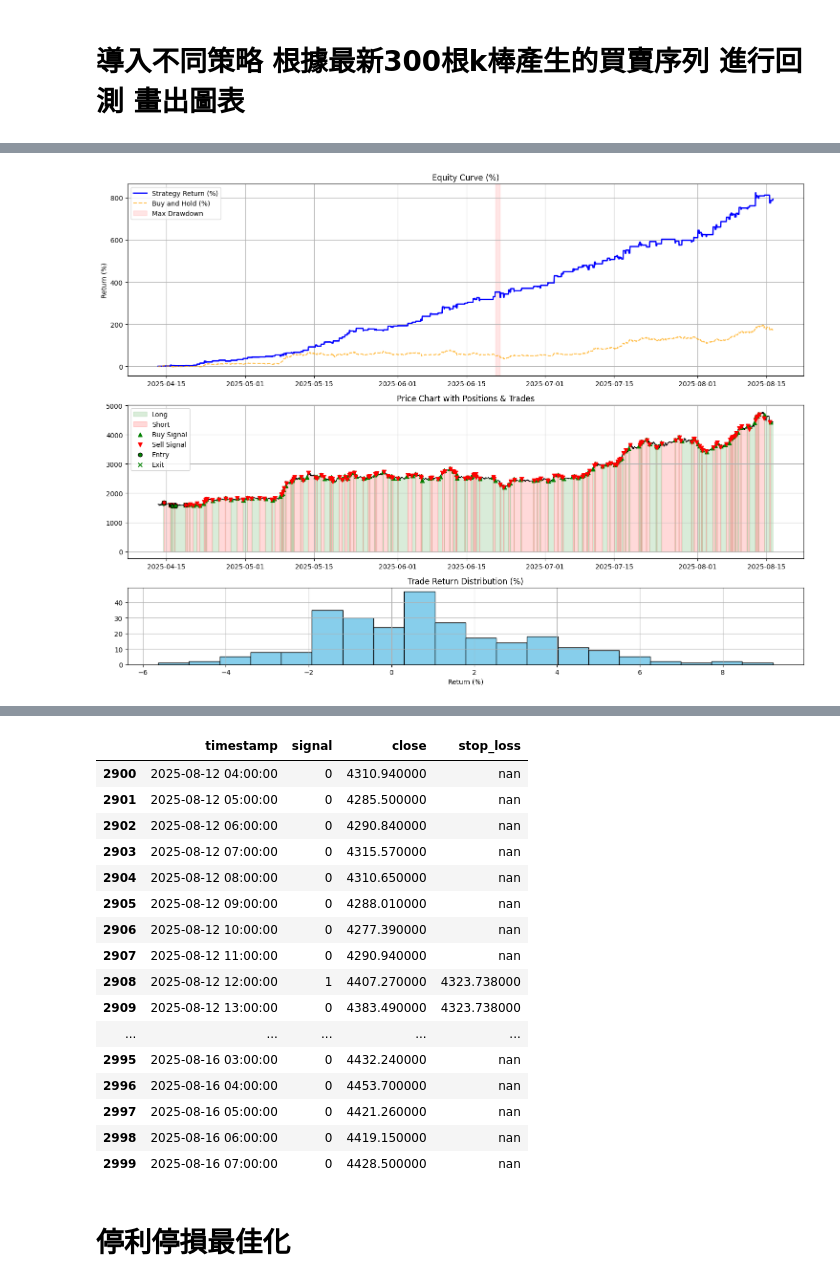
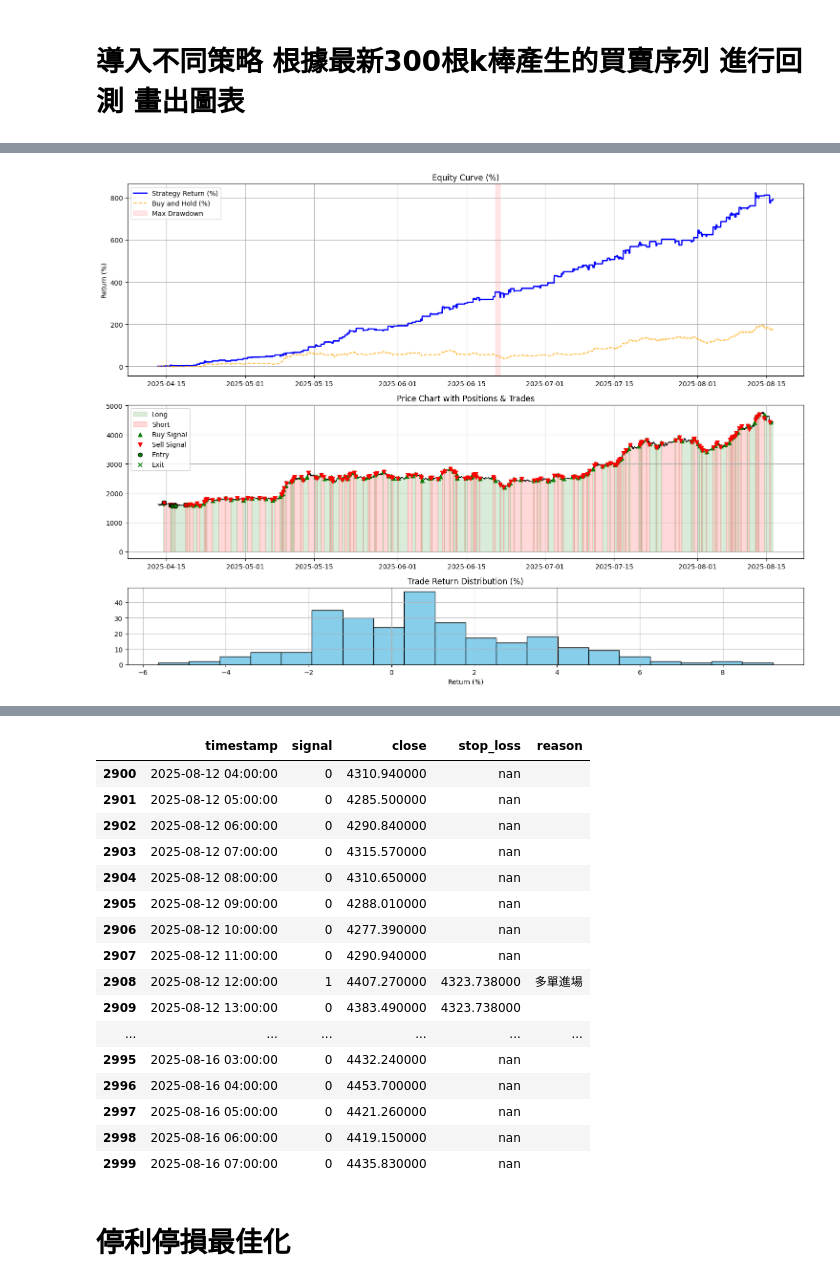
Before and after one commit to skywalker0803r/Vedanta, a Jupyter notebook: backtest_usage.ipynb, the cells around one changed output, grey strips where cells are left out. Cells and saved outputs as stored; diff of their text form; code cells hidden in the pictures.

```diff
--- a/backtest_usage.ipynb
+++ b/backtest_usage.ipynb
@@ -30,57 +30,57 @@ result = backtest_signals(
 display(pd.DataFrame(result['metric'],index=['metric']).T)
 plot_backtest_result(result)
 display(pd.DataFrame(result['trades_log']).tail(100).style.background_gradient())
-display(df_signals[['timestamp','signal','close','stop_loss']].tail(100).style.background_gradient())
+display(df_signals[['timestamp','signal','close','stop_loss','reason']].tail(100).style.background_gradient())
 # %% [output]
 |  | metric |
 | 回測K棒數量 | 3000 |
 | 總報酬率 | 793.11 |
 | 日報酬率 | 1.7677 |
 | 最大回撤 | -5.63 |
 | 交易次數 | 267 |
 | 勝率 | 61.05 |
 | 平均每筆報酬率 | 0.85 |
 | 平均獲利時報酬 | 2.36 |
 | 平均虧損時報酬 | -1.51 |
 | 盈虧比 | 1.57 |
 | 最大單筆報酬 | 9.21 |
 | 最大單筆虧損 | -5.63 |
 | 平均持有K棒數 | 11.14 |
 [figure]
 |  | entry_time | exit_time | side | entry_price | exit_price | bars_held | return | reason |
 | 167 | 2025-07-08 14:00:00 | 2025-07-08 17:00:00 | short | 2586.378849 | 2617.958325 | 3 | -0.012063 | Signal Change |
 | 168 | 2025-07-08 17:00:00 | 2025-07-08 19:00:00 | long | 2577.732127 | 2609.304695 | 2 | 0.012248 | Signal Change |
 | 169 | 2025-07-08 19:00:00 | 2025-07-09 12:00:00 | short | 2622.603560 | 2661.340005 | 17 | -0.014555 | Signal Change |
 | 170 | 2025-07-09 12:00:00 | 2025-07-09 14:00:00 | long | 2629.010413 | 2640.908885 | 2 | 0.004526 | Signal Change |
 | 171 | 2025-07-09 14:00:00 | 2025-07-09 18:00:00 | short | 2652.688348 | 2719.689165 | 4 | -0.024635 | Signal Change |
 | 172 | 2025-07-09 18:00:00 | 2025-07-09 23:00:00 | long | 2664.316166 | 2767.355630 | 5 | 0.038674 | Signal Change |
 | 173 | 2025-07-09 23:00:00 | 2025-07-10 17:00:00 | short | 2778.400547 | 2831.785185 | 18 | -0.018852 | Signal Change |
 | 174 | 2025-07-10 17:00:00 | 2025-07-11 00:00:00 | long | 2810.833094 | 2935.701415 | 7 | 0.044424 | Signal Change |
 | 175 | 2025-07-11 00:00:00 | 2025-07-11 05:00:00 | short | 2949.569587 | 3006.372435 | 5 | -0.018894 | Signal Change |
 | 176 | 2025-07-11 05:00:00 | 2025-07-11 06:00:00 | long | 2972.556840 | 2987.705400 | 1 | 0.005096 | Signal Change |
 | ... | ... | ... | ... | ... | ... | ... | ... | ... |
 | 262 | 2025-08-13 09:00:00 | 2025-08-13 11:00:00 | long | 4629.377852 | 4687.984835 | 2 | 0.012660 | Signal Change |
 | 263 | 2025-08-13 11:00:00 | 2025-08-14 14:00:00 | short | 4690.856997 | 4672.915290 | 27 | 0.003840 | Signal Change |
 | 264 | 2025-08-14 14:00:00 | 2025-08-15 15:00:00 | long | 4617.004714 | 4428.644570 | 25 | -0.040797 | Signal Change |
 | 265 | 2025-08-15 15:00:00 | 2025-08-15 20:00:00 | short | 4489.390612 | 4428.202995 | 5 | 0.013818 | Signal Change |
 | 266 | 2025-08-15 20:00:00 | 2025-08-16 07:00:00 | long | 4386.748651 | 4416.289875 | 12 | 0.006734 | Final Force Exit |
-|  | timestamp | signal | close | stop_loss |
-| 2900 | 2025-08-12 04:00:00 | 0 | 4310.940000 | nan |
-| 2901 | 2025-08-12 05:00:00 | 0 | 4285.500000 | nan |
-| 2902 | 2025-08-12 06:00:00 | 0 | 4290.840000 | nan |
-| 2903 | 2025-08-12 07:00:00 | 0 | 4315.570000 | nan |
-| 2904 | 2025-08-12 08:00:00 | 0 | 4310.650000 | nan |
-| 2905 | 2025-08-12 09:00:00 | 0 | 4288.010000 | nan |
-| 2906 | 2025-08-12 10:00:00 | 0 | 4277.390000 | nan |
-| 2907 | 2025-08-12 11:00:00 | 0 | 4290.940000 | nan |
-| 2908 | 2025-08-12 12:00:00 | 1 | 4407.270000 | 4323.738000 |
-| 2909 | 2025-08-12 13:00:00 | 0 | 4383.490000 | 4323.738000 |
-| ... | ... | ... | ... | ... |
-| 2995 | 2025-08-16 03:00:00 | 0 | 4432.240000 | nan |
-| 2996 | 2025-08-16 04:00:00 | 0 | 4453.700000 | nan |
-| 2997 | 2025-08-16 05:00:00 | 0 | 4421.260000 | nan |
-| 2998 | 2025-08-16 06:00:00 | 0 | 4419.150000 | nan |
-| 2999 | 2025-08-16 07:00:00 | 0 | 4428.500000 | nan |
+|  | timestamp | signal | close | stop_loss | reason |
+| 2900 | 2025-08-12 04:00:00 | 0 | 4310.940000 | nan |  |
+| 2901 | 2025-08-12 05:00:00 | 0 | 4285.500000 | nan |  |
+| 2902 | 2025-08-12 06:00:00 | 0 | 4290.840000 | nan |  |
+| 2903 | 2025-08-12 07:00:00 | 0 | 4315.570000 | nan |  |
+| 2904 | 2025-08-12 08:00:00 | 0 | 4310.650000 | nan |  |
+| 2905 | 2025-08-12 09:00:00 | 0 | 4288.010000 | nan |  |
+| 2906 | 2025-08-12 10:00:00 | 0 | 4277.390000 | nan |  |
+| 2907 | 2025-08-12 11:00:00 | 0 | 4290.940000 | nan |  |
+| 2908 | 2025-08-12 12:00:00 | 1 | 4407.270000 | 4323.738000 | 多單進場 |
+| 2909 | 2025-08-12 13:00:00 | 0 | 4383.490000 | 4323.738000 |  |
+| ... | ... | ... | ... | ... | ... |
+| 2995 | 2025-08-16 03:00:00 | 0 | 4432.240000 | nan |  |
+| 2996 | 2025-08-16 04:00:00 | 0 | 4453.700000 | nan |  |
+| 2997 | 2025-08-16 05:00:00 | 0 | 4421.260000 | nan |  |
+| 2998 | 2025-08-16 06:00:00 | 0 | 4419.150000 | nan |  |
+| 2999 | 2025-08-16 07:00:00 | 0 | 4435.830000 | nan |  |
 # %% [markdown]
 # 停利停損最佳化
 # %%
```
Also changed, not shown: 2 other files.
